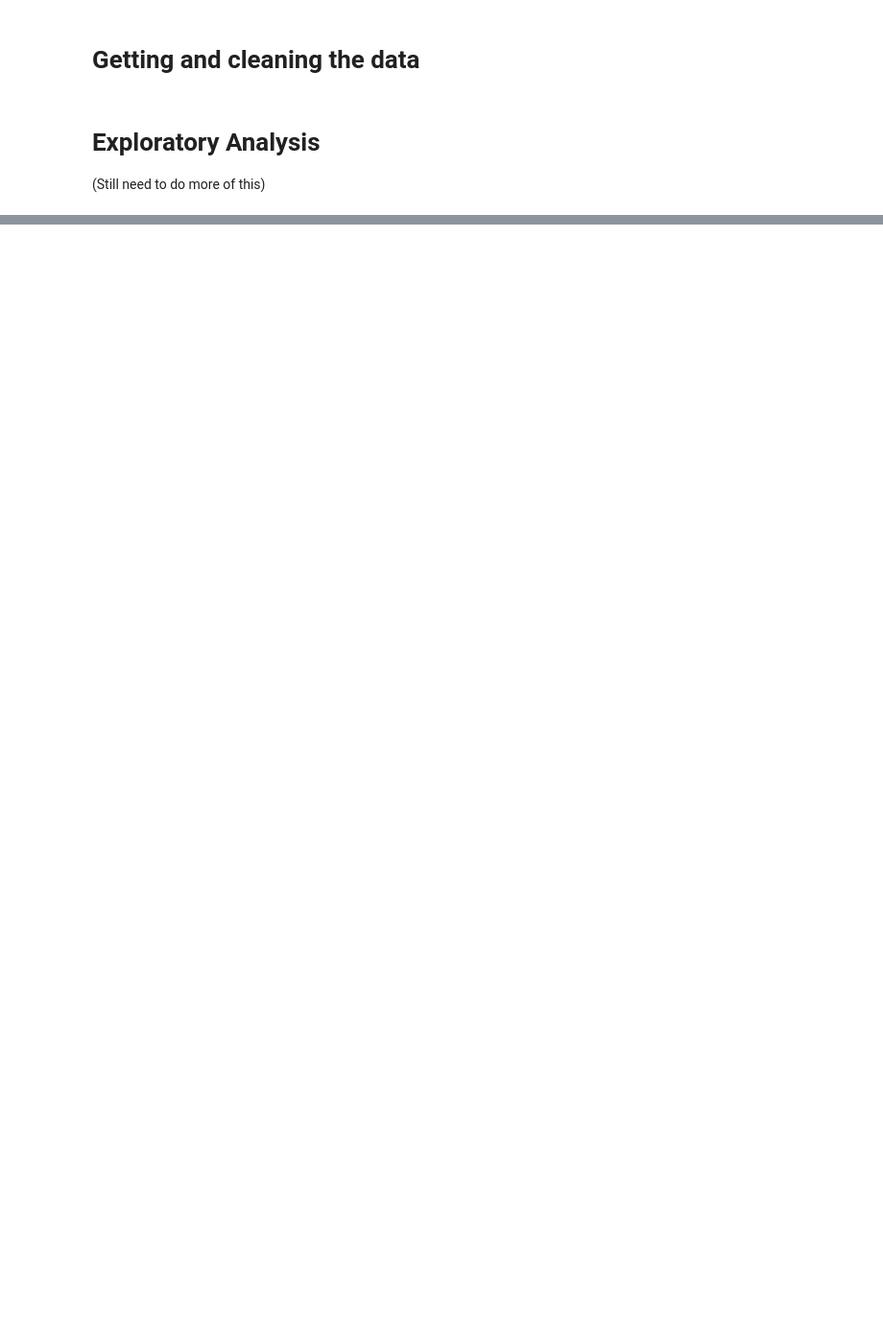
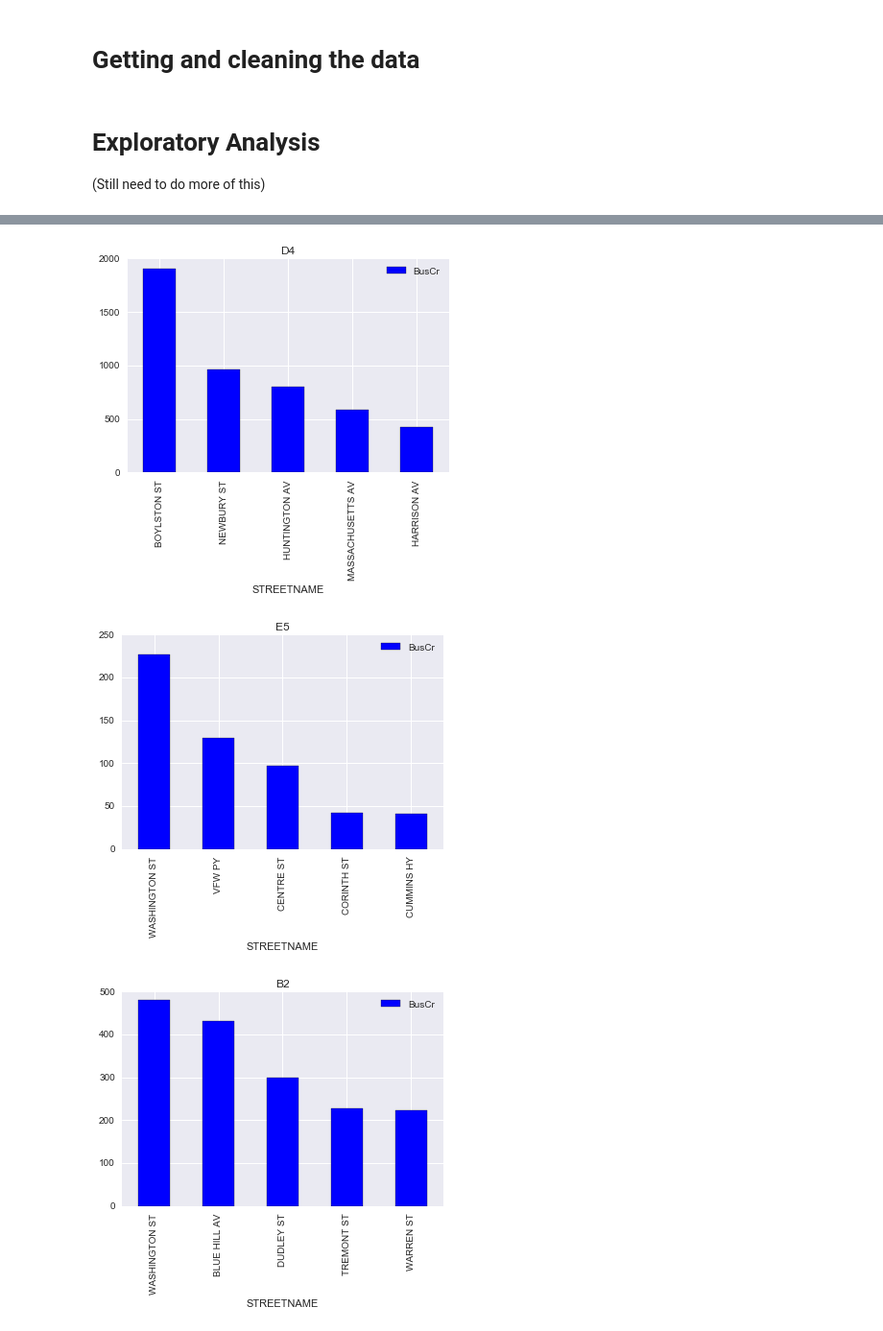
Before and after one commit to aisaacso/SafeBoss, a Jupyter notebook: crimes.ipynb, the cells around one changed output, grey strips where cells are left out. Shown at 96% size. Saved outputs shown, nothing was run; the diff lists cells and outputs as text; code cells hidden in the pictures; blank space fills up the shorter version.

Commit message:
Add business safety component

```diff
--- a/crimes.ipynb
+++ b/crimes.ipynb
@@ -55,7 +57,3 @@ crime['Shooting'] = crime['Shooting'].map(shoot_dummy)
 # this doesn't work for some reason...maybe because Shooting is objects, not strings?
 #crime['Shoot_dumb'] = crime['Shooting'].map({0:'No', 1:'Yes'})
 # eventually, do this inline, like #train_df['alive?'] = train_df['Survived'].map({0:'dead', 1:'alive'})
-# %%
-# Dummy for week
-week_dummies = pd.get_dummies(crime['DAY_WEEK']).iloc[:, 1:]
-crime = crime.join([week_dummies])
@@ -182,0 +172,30 @@ Logit Regression Results
+# %%
+# create a pivot table that classifies streets by the number of business crimes
+
+business_crimes = ['COMMERCIAL BURGLARY', 'VANDALISM', 'ROBBERY', 'OTHER LARCENY', 'BurgTools', 'ARSON', 'Larceny'\
+                  'Other Burglary', 'PROSTITUTION CHARGES', 'PubDrink']
+
+def is_bus_cr(c):
+    if c in business_crimes:
+        return 1
+    else:
+        return 0
+
+crime['BusCr'] =  crime['INCIDENT_TYPE_DESCRIPTION'].map(is_bus_cr)
+dists = crime['REPTDISTRICT'].unique().tolist()
+
+#Removes NaN; will only work if nan is the last one.
+dists.pop()
+
+for d in dists:
+    var = crime.loc[crime.REPTDISTRICT == d]
+    streets = pd.DataFrame(pd.pivot_table(var, values = 'BusCr', index = 'STREETNAME', aggfunc = 'sum'))
+    streets.sort_values('BusCr', ascending = False, inplace = True)
+    top_five = streets.head(5)
+    top_five.plot(kind = 'bar', title = d)
+    #total = streets.BusCr.sum()
+    #top_five['Proportion_here'] = top_five.BusCr / total
+# %% [output]
+[figure, added]
+[figure, added]
+[figure, added]
```
Also changed, not shown: parts of 17 cells of this notebook.
